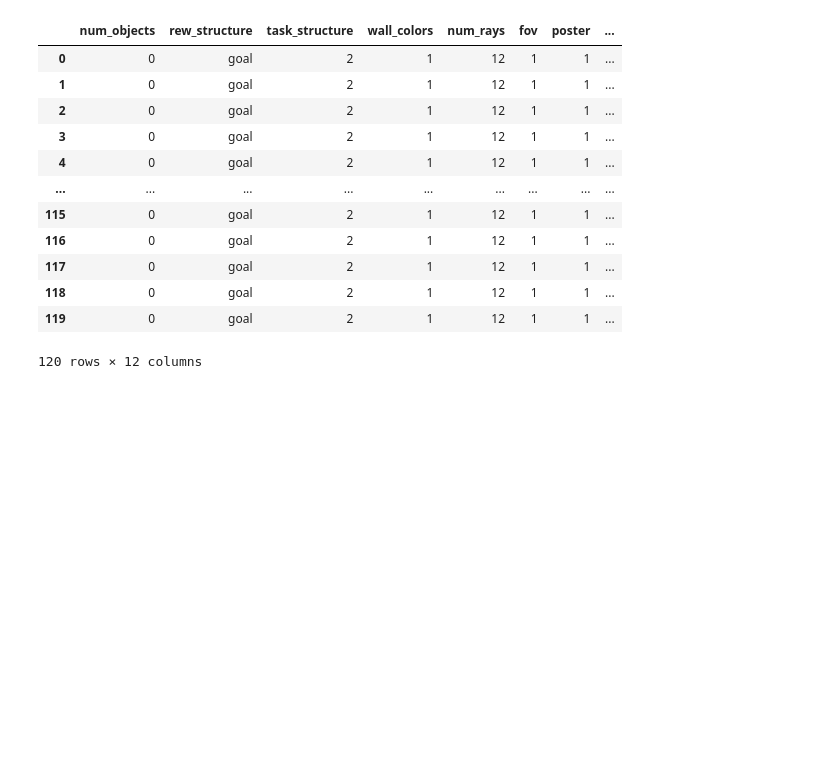
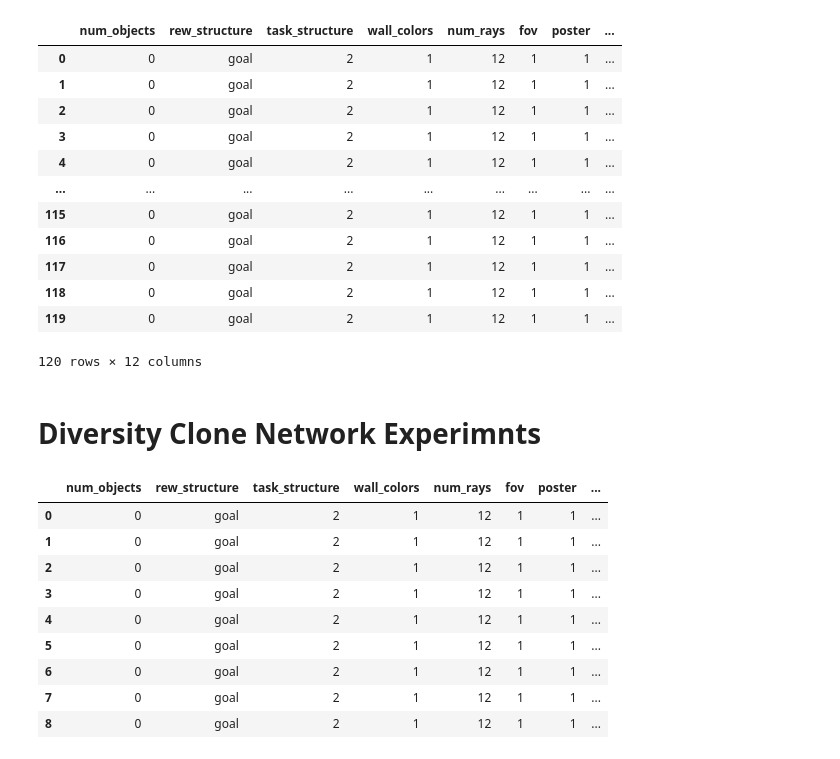
Before and after one commit to liuandrew/training-rl-algo, a Jupyter notebook: write_and_test/write_experiments.ipynb, the cells around one changed output. Saved outputs shown, nothing was run; the diff lists cells and outputs as text; code cells hidden in the pictures; blank space fills up the shorter version.

```diff
--- a/write_and_test/write_experiments.ipynb
+++ b/write_and_test/write_experiments.ipynb
@@ -3160,0 +3189,60 @@ pd.DataFrame(rows)
+# %% [markdown]
+# Diversity Clone Network Experimnts
+# %%
+#Additional trials
+# network_widths = [16, 32, 64]
+width = 16
+clone_idxs = [1, 5, 7]
+num_trials = 3
+
+rows = []
+for j, clone_idx in enumerate(clone_idxs):
+    for i in range(num_trials):
+        exp_name = f'nav_pdistal_width{width}clone{clone_idx}_t{i}'
+
+        clone_path = f'nav_poster_netstructure/nav_pdistal_width{width}batch200_t{clone_idx}.pt'
+
+        env_kwargs = {'num_objects': 0, 'rew_structure': 'goal',
+                      'task_structure': 2, 'wall_colors': 1, 'num_rays': 12, 'fov': 1,
+                      'poster': 1, 'character_reset_pos': 1}
+        row = env_kwargs.copy()
+        row['name'] = exp_name
+        row['layer_width'] = width
+
+        rows.append(row)
+        config = {
+            'wandb_project_name': 'Nav_Shared_Layers',
+            'exp_name': exp_name,
+            'save_name': exp_name,
+            'num_env_steps': 5000000,
+            'env_name': 'NavEnv-v0',
+            'algo': 'ppo',
+            'num_mini_batch': 16,
+            'num_processes': 96,
+            'num_steps': 200,
+            'checkpoint_interval': 10,
+            'recurrent': True,
+            'seed': i,
+            'no_cuda': True,
+            'env_kwargs': env_kwargs,
+            'nn_base': 'FlexBase',
+            'nn_base_kwargs': {'hidden_size': width},
+            'clone_parameter_experiment': True,
+            'clone_params': {'clone_path': clone_path, 'clone_layers': 4,
+                             'freeze': True}
+        }
+
+        pickle.dump(config, open('../experiment_configs/' + exp_name, 'wb'))
+
+pd.DataFrame(rows)
+# %% [output]
+|  | num_objects | rew_structure | task_structure | wall_colors | num_rays | fov | poster | ... |
+| 0 | 0 | goal | 2 | 1 | 12 | 1 | 1 | ... |
+| 1 | 0 | goal | 2 | 1 | 12 | 1 | 1 | ... |
+| 2 | 0 | goal | 2 | 1 | 12 | 1 | 1 | ... |
+| 3 | 0 | goal | 2 | 1 | 12 | 1 | 1 | ... |
+| 4 | 0 | goal | 2 | 1 | 12 | 1 | 1 | ... |
+| 5 | 0 | goal | 2 | 1 | 12 | 1 | 1 | ... |
+| 6 | 0 | goal | 2 | 1 | 12 | 1 | 1 | ... |
+| 7 | 0 | goal | 2 | 1 | 12 | 1 | 1 | ... |
+| 8 | 0 | goal | 2 | 1 | 12 | 1 | 1 | ... |
```
Also changed, not shown: parts of 2 cells of this notebook, 9 other files.
